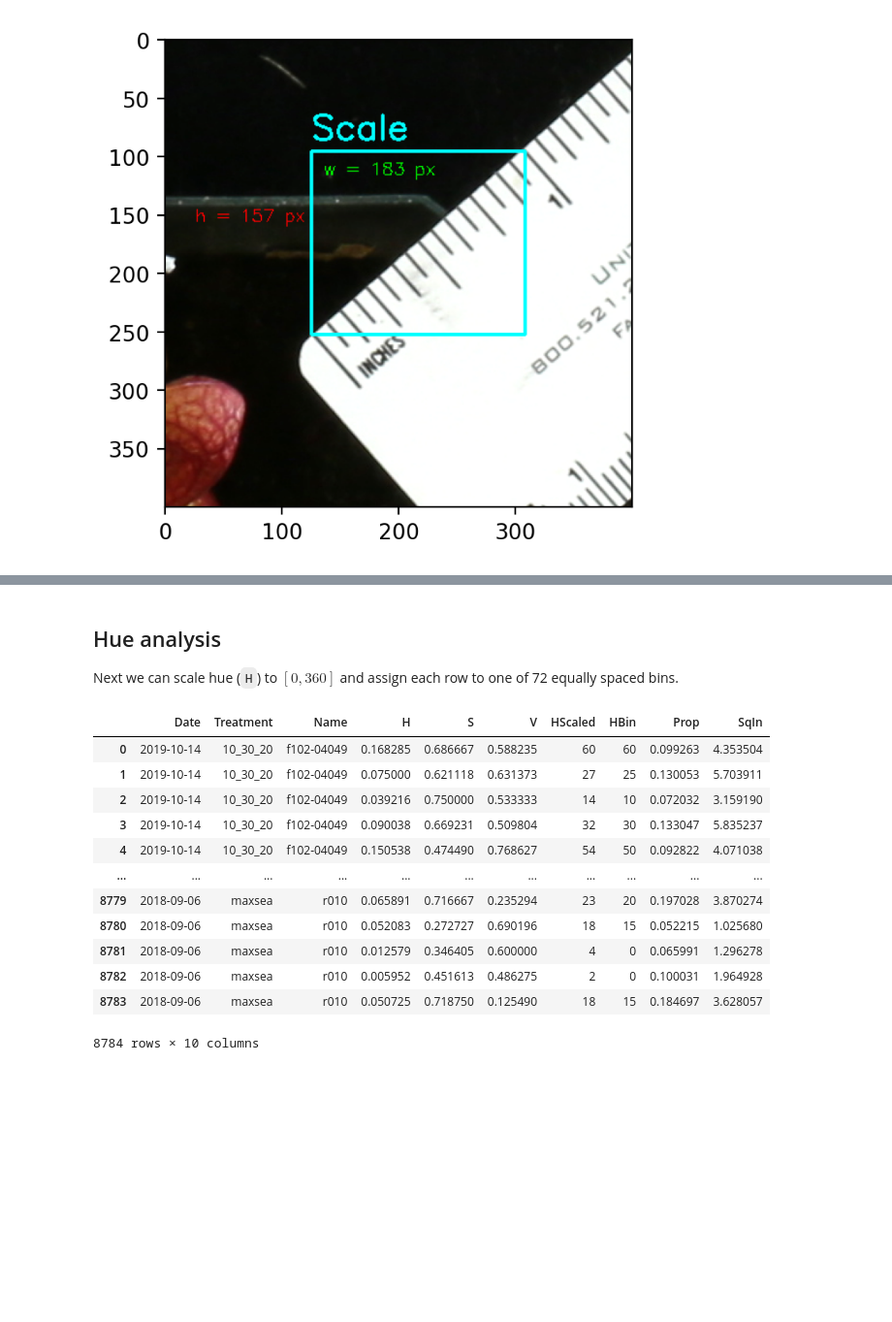
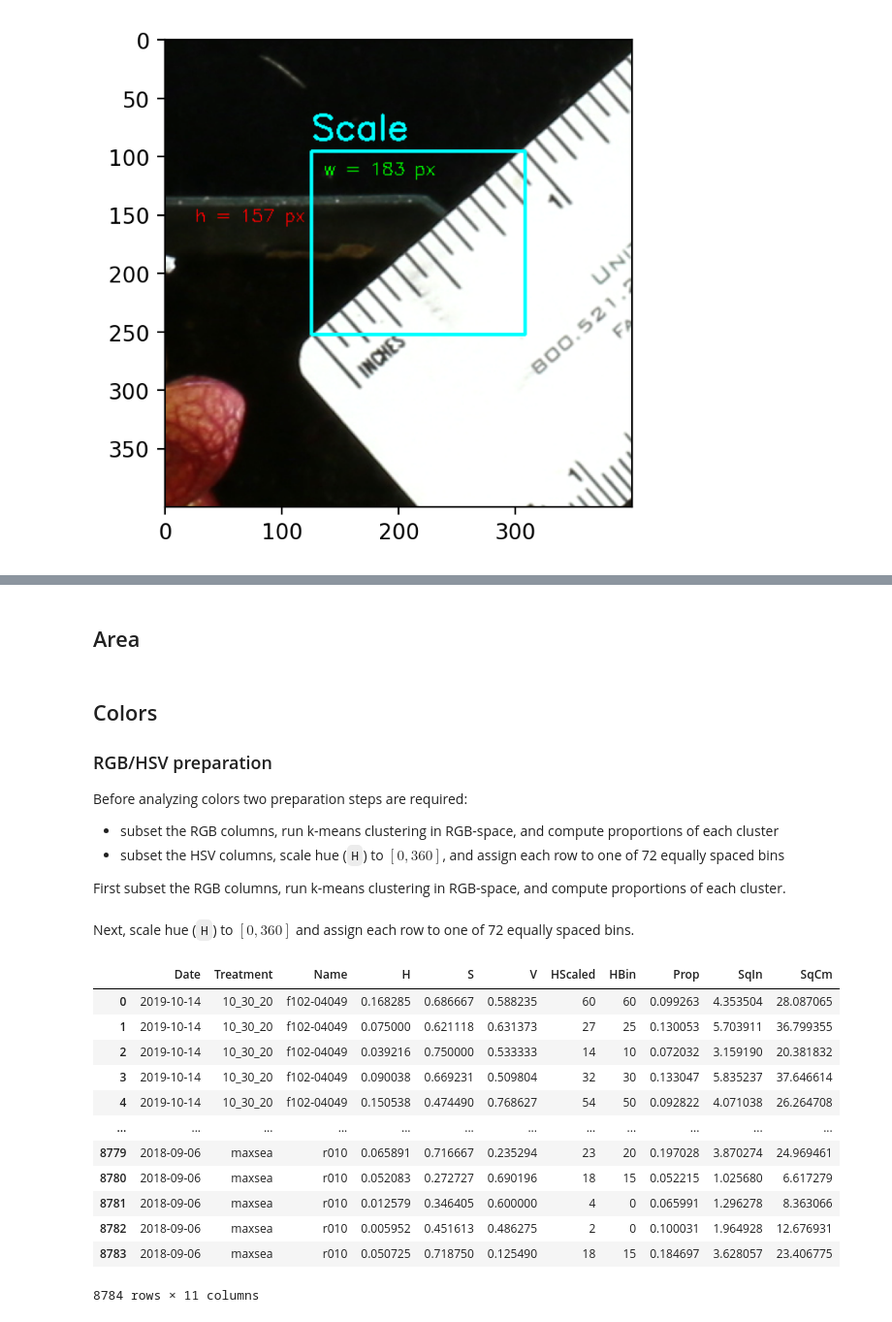
Before and after one commit to wpbonelli/pytcherplants, a Jupyter notebook: notebooks/analyze_sarracenia.ipynb, the cells around one changed output, grey strips where cells are left out. Shown at 97% size. Drawn from its saved outputs; the diff is of its cells as text; code cells hidden in the pictures; blank space fills up the shorter version.

```diff
--- a/notebooks/analyze_sarracenia.ipynb
+++ b/notebooks/analyze_sarracenia.ipynb
@@ -133,7 +133,7 @@ Since $ a^2 + b^2 = c^2 $ we have a length conversion factor $ c =  \sqrt{ 157^2
 Now we can convert pixel counts to approximate area in square inches and centimeters.
 # %%
 df['SqIn'] = df['Freq'].astype(float) / 58138
-df['SqCm'] = df['SqIn'] / 0.15500031
+df['SqCm'] = df['Freq'].astype(float) / 9011.408
 df
 # %% [output]
 |  | Image | Hex | R | G | B | H | S | V | Freq | Prop | Date | ... |
@@ -154,2 +152,15 @@ df
+# %% [markdown]
+## Area
 # %%
 # TODO
+# %% [markdown]
+## Colors
+
+### RGB/HSV preparation
+
+Before analyzing colors two preparation steps are required:
+
+- subset the RGB columns, run k-means clustering in RGB-space, and compute proportions of each cluster
+- subset the HSV columns, scale hue (`H`) to $[0, 360]$, and assign each row to one of 72 equally spaced bins
+
+First subset the RGB columns, run k-means clustering in RGB-space, and compute proportions of each cluster.
@@ -156,31 +177,34 @@ df
 # %% [markdown]
-## Hue analysis
-
-Next we can scale hue (`H`) to $[0, 360]$ and assign each row to one of 72 equally spaced bins.
+Next, scale hue (`H`) to $[0, 360]$ and assign each row to one of 72 equally spaced bins.
 # %%
+from typing import Tuple, Dict
+from collections import OrderedDict
+from pprint import pprint
+
+# define bins
 hsv_divisor = 5
 hsv_ranges = [((k * hsv_divisor) + hsv_divisor) for k in range(0, int(360 / hsv_divisor))]
 
-# scaled hue column
+# create scaled hue column
 df['HScaled'] = df.apply(lambda row: int(float(row['H']) * 360), axis=1)
 
-# bins represented by their centers
+# create bin column (bins are represented by their centers)
 df['HBin'] = df.apply(lambda row: int(row['HScaled']) - (int(row['HScaled']) % hsv_divisor), axis=1)
 
 # subset columns of interest
-hsv_subset = df[['Date', 'Treatment', 'Name', 'H', 'S', 'V', 'HScaled', 'HBin', 'Prop', 'SqIn']]
+hsv_subset = df[['Date', 'Treatment', 'Name', 'H', 'S', 'V', 'HScaled', 'HBin', 'Prop', 'SqIn', 'SqCm']]
 hsv_subset
 # %% [output]
-|  | Date | Treatment | Name | H | S | V | HScaled | HBin | Prop | SqIn |
-| 0 | 2019-10-14 | 10_30_20 | f102-04049 | 0.168285 | 0.686667 | 0.588235 | 60 | 60 | 0.099263 | 4.353504 |
-| 1 | 2019-10-14 | 10_30_20 | f102-04049 | 0.075000 | 0.621118 | 0.631373 | 27 | 25 | 0.130053 | 5.703911 |
-| 2 | 2019-10-14 | 10_30_20 | f102-04049 | 0.039216 | 0.750000 | 0.533333 | 14 | 10 | 0.072032 | 3.159190 |
-| 3 | 2019-10-14 | 10_30_20 | f102-04049 | 0.090038 | 0.669231 | 0.509804 | 32 | 30 | 0.133047 | 5.835237 |
-| 4 | 2019-10-14 | 10_30_20 | f102-04049 | 0.150538 | 0.474490 | 0.768627 | 54 | 50 | 0.092822 | 4.071038 |
-| ... | ... | ... | ... | ... | ... | ... | ... | ... | ... | ... |
-| 8779 | 2018-09-06 | maxsea | r010 | 0.065891 | 0.716667 | 0.235294 | 23 | 20 | 0.197028 | 3.870274 |
-| 8780 | 2018-09-06 | maxsea | r010 | 0.052083 | 0.272727 | 0.690196 | 18 | 15 | 0.052215 | 1.025680 |
-| 8781 | 2018-09-06 | maxsea | r010 | 0.012579 | 0.346405 | 0.600000 | 4 | 0 | 0.065991 | 1.296278 |
-| 8782 | 2018-09-06 | maxsea | r010 | 0.005952 | 0.451613 | 0.486275 | 2 | 0 | 0.100031 | 1.964928 |
-| 8783 | 2018-09-06 | maxsea | r010 | 0.050725 | 0.718750 | 0.125490 | 18 | 15 | 0.184697 | 3.628057 |
+|  | Date | Treatment | Name | H | S | V | HScaled | HBin | Prop | SqIn | SqCm |
+| 0 | 2019-10-14 | 10_30_20 | f102-04049 | 0.168285 | 0.686667 | 0.588235 | 60 | 60 | 0.099263 | 4.353504 | 28.087065 |
+| 1 | 2019-10-14 | 10_30_20 | f102-04049 | 0.075000 | 0.621118 | 0.631373 | 27 | 25 | 0.130053 | 5.703911 | 36.799355 |
+| 2 | 2019-10-14 | 10_30_20 | f102-04049 | 0.039216 | 0.750000 | 0.533333 | 14 | 10 | 0.072032 | 3.159190 | 20.381832 |
+| 3 | 2019-10-14 | 10_30_20 | f102-04049 | 0.090038 | 0.669231 | 0.509804 | 32 | 30 | 0.133047 | 5.835237 | 37.646614 |
+| 4 | 2019-10-14 | 10_30_20 | f102-04049 | 0.150538 | 0.474490 | 0.768627 | 54 | 50 | 0.092822 | 4.071038 | 26.264708 |
+| ... | ... | ... | ... | ... | ... | ... | ... | ... | ... | ... | ... |
+| 8779 | 2018-09-06 | maxsea | r010 | 0.065891 | 0.716667 | 0.235294 | 23 | 20 | 0.197028 | 3.870274 | 24.969461 |
+| 8780 | 2018-09-06 | maxsea | r010 | 0.052083 | 0.272727 | 0.690196 | 18 | 15 | 0.052215 | 1.025680 | 6.617279 |
+| 8781 | 2018-09-06 | maxsea | r010 | 0.012579 | 0.346405 | 0.600000 | 4 | 0 | 0.065991 | 1.296278 | 8.363066 |
+| 8782 | 2018-09-06 | maxsea | r010 | 0.005952 | 0.451613 | 0.486275 | 2 | 0 | 0.100031 | 1.964928 | 12.676931 |
+| 8783 | 2018-09-06 | maxsea | r010 | 0.050725 | 0.718750 | 0.125490 | 18 | 15 | 0.184697 | 3.628057 | 23.406775 |
-8784 rows × 10 columns
+8784 rows × 11 columns
```
Also changed, not shown: parts of 30 cells of this notebook.
